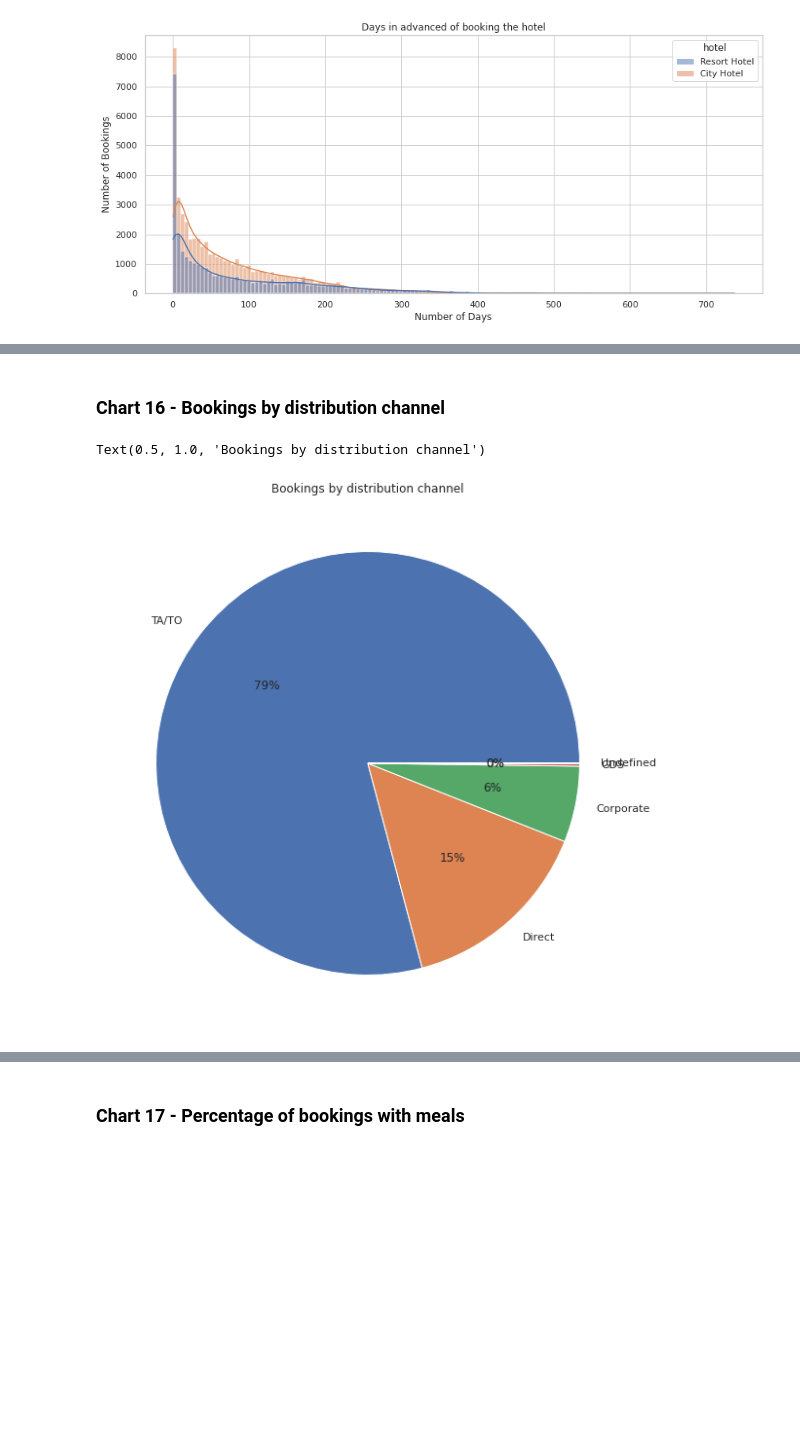
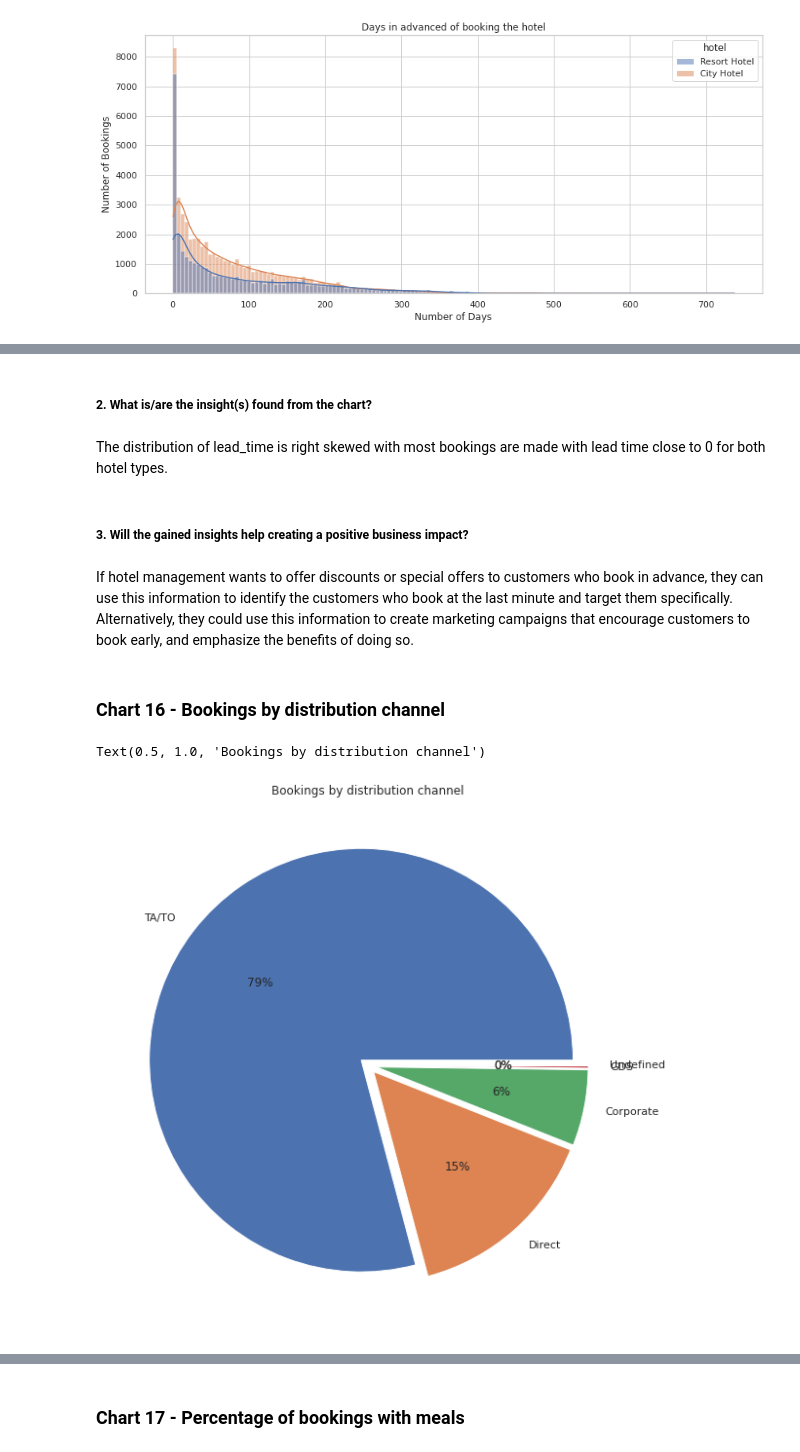
Before and after one commit to ayush9304/HotelBookingAnalysisEDA, a Jupyter notebook: EDA_Hotel_Booking_Analysis.ipynb, the cells around one changed output, grey strips where cells are left out. Drawn from its saved outputs; the diff is of its cells as text; code cells hidden in the pictures; blank space fills up the shorter version.

```diff
--- a/EDA_Hotel_Booking_Analysis.ipynb
+++ b/EDA_Hotel_Booking_Analysis.ipynb
@@ -1021,10 +1041,18 @@ Text(0.5, 1.0, 'Days in advanced of booking the hotel')
+# %% [markdown]
+##### 2. What is/are the insight(s) found from the chart?
+# %% [markdown]
+The distribution of lead_time is right skewed with most bookings are made with lead time close to 0 for both hotel types.
+# %% [markdown]
+##### 3. Will the gained insights help creating a positive business impact?
+# %% [markdown]
+If hotel management wants to offer discounts or special offers to customers who book in advance, they can use this information to identify the customers who book at the last minute and target them specifically. Alternatively, they could use this information to create marketing campaigns that encourage customers to book early, and emphasize the benefits of doing so.
 # %% [markdown]
 ### Chart 16 - Bookings by distribution channel
 # %%
 d = df['distribution_channel'].value_counts()
 plt.figure(figsize=(10,10))
-p = plt.pie(d, labels=d.index, autopct="%.0f%%")
+p = plt.pie(d, labels=d.index, autopct="%.0f%%", explode=[0.04]*5)
 plt.title("Bookings by distribution channel")
 # %% [output]
 Text(0.5, 1.0, 'Bookings by distribution channel')
-[figure, old version]
+[figure, new version]
```
Also changed, not shown: parts of 48 cells of this notebook.
